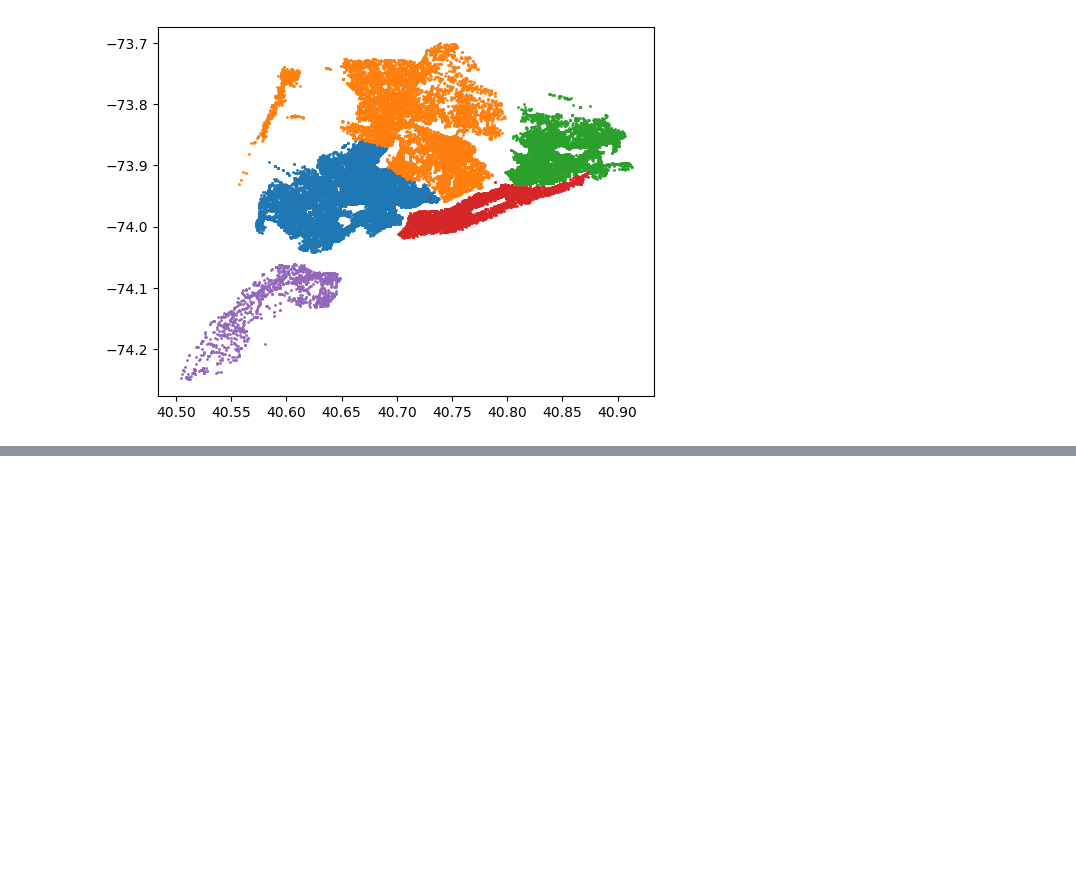
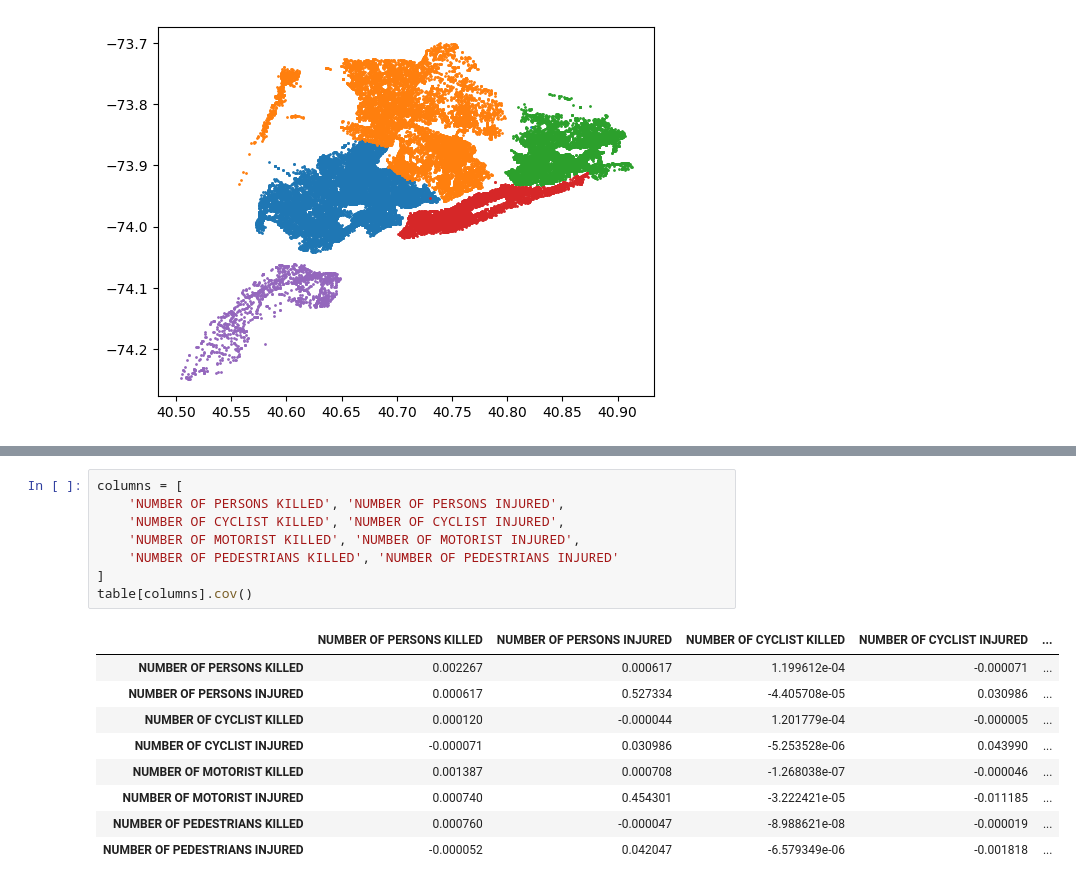
Before and after one commit to ishanpranav/traffic-accidents, a Jupyter notebook: src/traffic_accidents.ipynb, the cells around one changed output, grey strips where cells are left out. Saved outputs shown, nothing was run; the diff lists cells and outputs as text; blank space fills up the shorter version.

```diff
--- a/src/traffic_accidents.ipynb
+++ b/src/traffic_accidents.ipynb
@@ -283,0 +294,18 @@ show()
+# %%
+columns = [
+    'NUMBER OF PERSONS KILLED', 'NUMBER OF PERSONS INJURED',
+    'NUMBER OF CYCLIST KILLED', 'NUMBER OF CYCLIST INJURED',
+    'NUMBER OF MOTORIST KILLED', 'NUMBER OF MOTORIST INJURED',
+    'NUMBER OF PEDESTRIANS KILLED', 'NUMBER OF PEDESTRIANS INJURED'
+]
+table[columns].cov()
+# %% [output]
+|  | NUMBER OF PERSONS KILLED | NUMBER OF PERSONS INJURED | NUMBER OF CYCLIST KILLED | NUMBER OF CYCLIST INJURED | ... |
+| NUMBER OF PERSONS KILLED | 0.002267 | 0.000617 | 1.199612e-04 | -0.000071 | ... |
+| NUMBER OF PERSONS INJURED | 0.000617 | 0.527334 | -4.405708e-05 | 0.030986 | ... |
+| NUMBER OF CYCLIST KILLED | 0.000120 | -0.000044 | 1.201779e-04 | -0.000005 | ... |
+| NUMBER OF CYCLIST INJURED | -0.000071 | 0.030986 | -5.253528e-06 | 0.043990 | ... |
+| NUMBER OF MOTORIST KILLED | 0.001387 | 0.000708 | -1.268038e-07 | -0.000046 | ... |
+| NUMBER OF MOTORIST INJURED | 0.000740 | 0.454301 | -3.222421e-05 | -0.011185 | ... |
+| NUMBER OF PEDESTRIANS KILLED | 0.000760 | -0.000047 | -8.988621e-08 | -0.000019 | ... |
+| NUMBER OF PEDESTRIANS INJURED | -0.000052 | 0.042047 | -6.579349e-06 | -0.001818 | ... |
```
Also changed, not shown: parts of 13 cells of this notebook.
